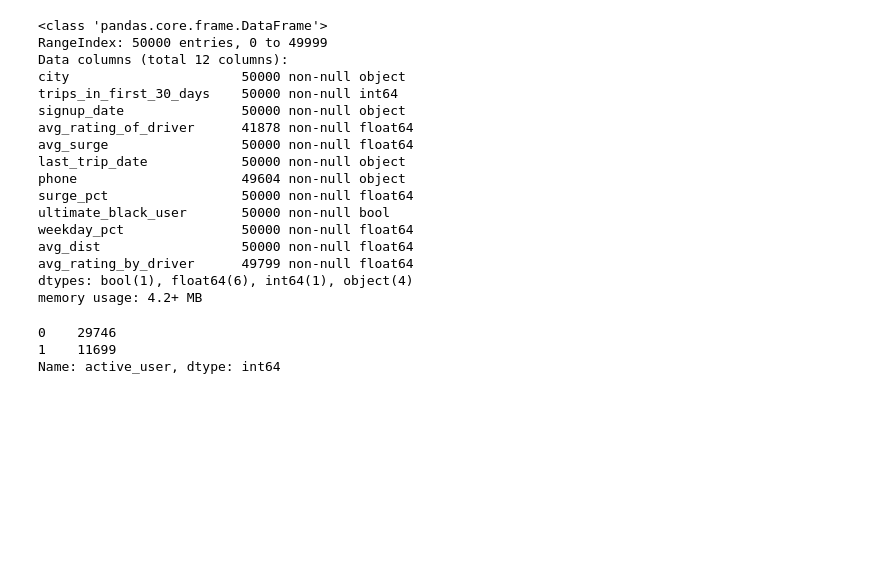
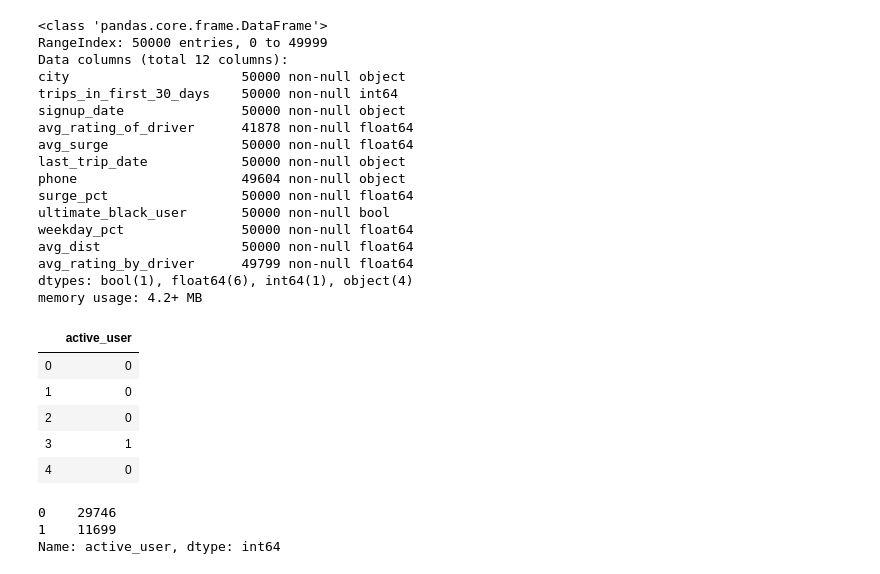
Before and after one commit to ksurasura/DS-Projects, a Jupyter notebook: Take-Home Challenge - Ultimate Technologies Inc.ipynb, the cells around one changed output. Saved outputs shown, nothing was run; the diff lists cells and outputs as text; code cells hidden in the pictures; blank space fills up the shorter version.

```diff
--- a/Take-Home Challenge - Ultimate Technologies Inc.ipynb
+++ b/Take-Home Challenge - Ultimate Technologies Inc.ipynb
@@ -210,6 +210,15 @@ for i in range(len(df)):
         active_user.append([0])
 # %%
 df1 = pd.DataFrame(active_user,columns = ['active_user'])
+# %%
+df1.head()
+# %% [output]
+|  | active_user |
+| 0 | 0 |
+| 1 | 0 |
+| 2 | 0 |
+| 3 | 1 |
+| 4 | 0 |
 # %%
 df1['active_user'].value_counts()
 # %% [output]
```
Also changed, not shown: parts of 10 cells of this notebook.
